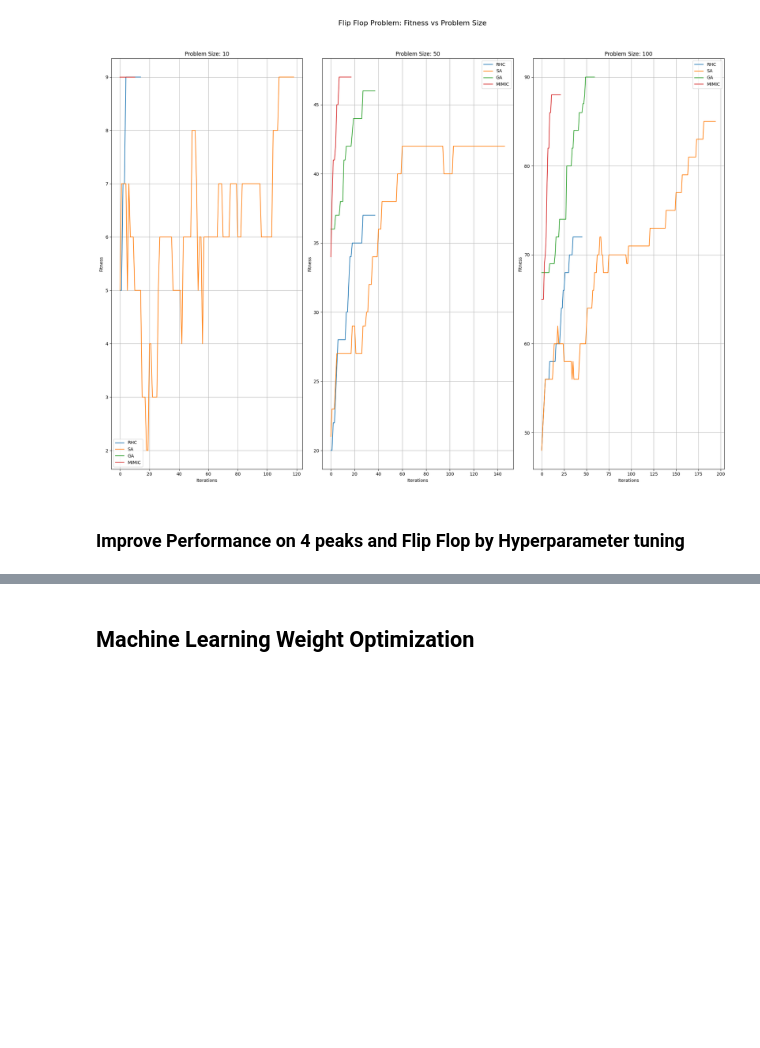
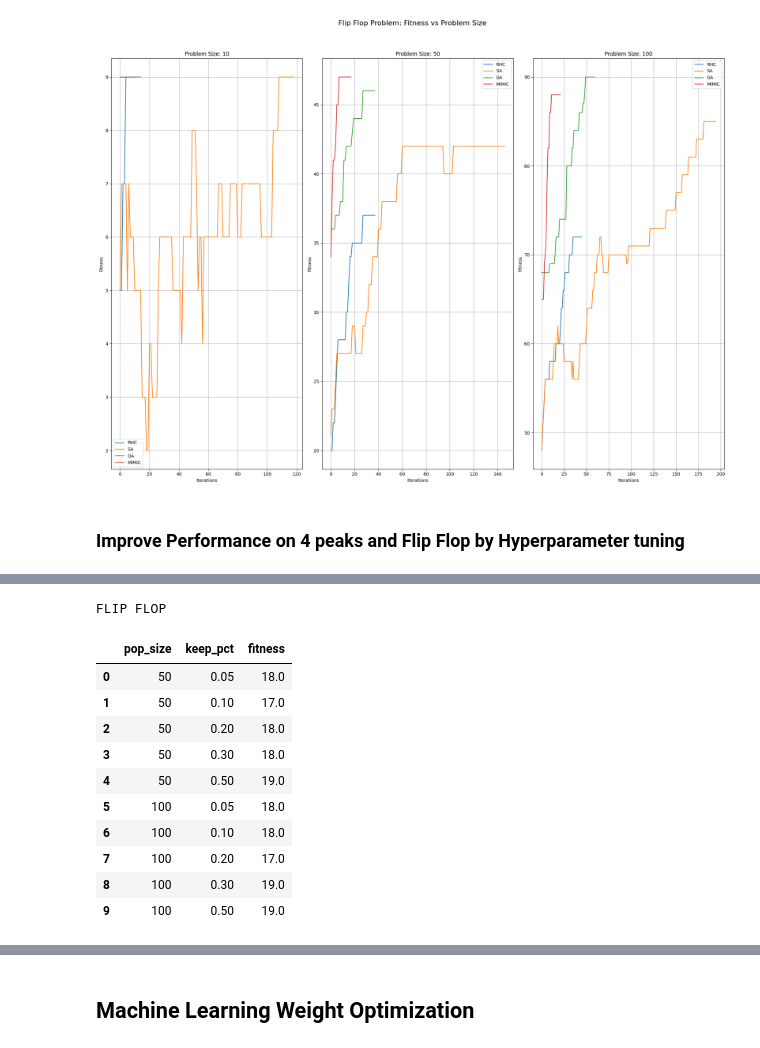
Before and after one commit to ManaviShukla/random_optimizer, a Jupyter notebook: RA_algos.ipynb, the cells around one changed output, grey strips where cells are left out. Drawn from its saved outputs; the diff is of its cells as text; code cells hidden in the pictures; blank space fills up the shorter version.

```diff
--- a/RA_algos.ipynb
+++ b/RA_algos.ipynb
@@ -445,0 +577,3 @@ problem_flip_flop = mlrose.DiscreteOpt(length=200, fitness_fn=fitness_flip_flop,
+# %%
+fitness_flip_flop = mlrose.CustomFitness(FlipFlop())
+problem_flip_flop = mlrose.DiscreteOpt(length=20, fitness_fn=fitness_flip_flop, maximize=True, max_val=2)
@@ -445,0 +583,9 @@ problem_flip_flop = mlrose.DiscreteOpt(length=200, fitness_fn=fitness_flip_flop,
+# %%
+print("FLIP FLOP")
+# Tune hyperparameters
+ff_results_rhc = tune_rhc(problem_flip_flop, restarts, random_states, max_iters)
+ff_results_sa = tune_sa(problem_flip_flop, init_temps, decay_rates, cooling_schedules, min_temps, exp_consts, max_iters)
+ff_results_ga = tune_ga(problem_flip_flop, pop_sizes, mutation_probs, max_iters)
+ff_results_mimic = tune_mimic(problem_flip_flop, pop_sizes, keep_pcts, max_iters)
+# %% [output]
+FLIP FLOP
@@ -445,0 +597,14 @@ problem_flip_flop = mlrose.DiscreteOpt(length=200, fitness_fn=fitness_flip_flop,
+# %%
+pd.DataFrame(ff_results_mimic).head(10)
+# %% [output]
+|  | pop_size | keep_pct | fitness |
+| 0 | 50 | 0.05 | 18.0 |
+| 1 | 50 | 0.10 | 17.0 |
+| 2 | 50 | 0.20 | 18.0 |
+| 3 | 50 | 0.30 | 18.0 |
+| 4 | 50 | 0.50 | 19.0 |
+| 5 | 100 | 0.05 | 18.0 |
+| 6 | 100 | 0.10 | 18.0 |
+| 7 | 100 | 0.20 | 17.0 |
+| 8 | 100 | 0.30 | 19.0 |
+| 9 | 100 | 0.50 | 19.0 |
```
Also changed, not shown: parts of 15 cells of this notebook, 3 other files.
